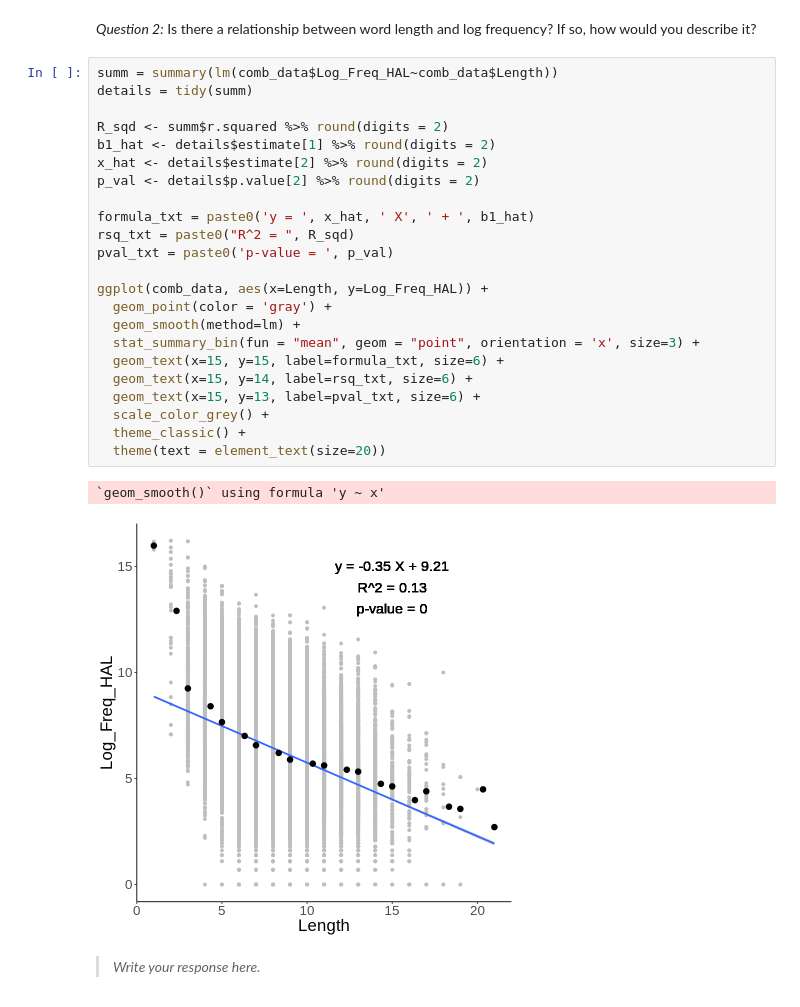
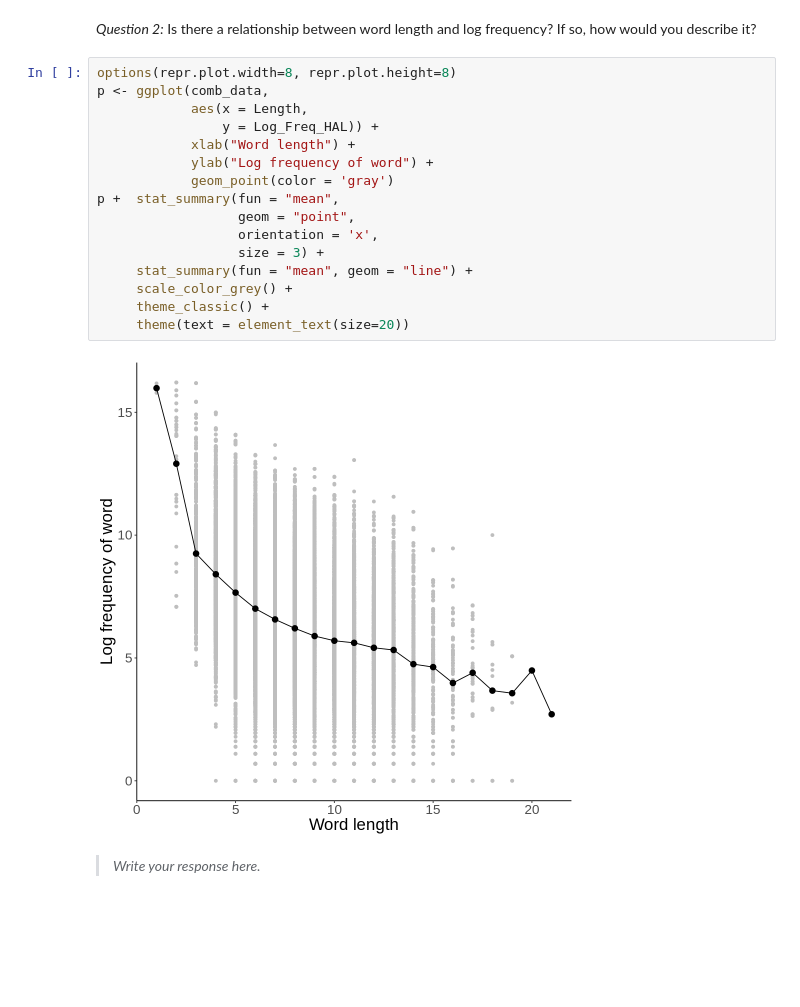
Before and after one commit to CoAxLab/DataSciencePsychNeuro, a Jupyter notebook: Homeworks/Homework3.ipynb, the cells around one changed output. Drawn from its saved outputs; the diff is of its cells as text; blank space fills up the shorter version.

```diff
--- a/Homeworks/Homework3.ipynb
+++ b/Homeworks/Homework3.ipynb
@@ -130,32 +153,24 @@ p + geom_vline(aes(xintercept = mean(D_RT_new)),
 > *Write your response here.*
 # %% [markdown]
 *Question 2:* Is there a relationship between word length and log frequency? If so, how would you describe it?
-# %%
-summ = summary(lm(comb_data$Log_Freq_HAL~comb_data$Length))
-details = tidy(summ)
-
-R_sqd <- summ$r.squared %>% round(digits = 2)
-b1_hat <- details$estimate[1] %>% round(digits = 2)
-x_hat <- details$estimate[2] %>% round(digits = 2)
-p_val <- details$p.value[2] %>% round(digits = 2)
-
-formula_txt = paste0('y = ', x_hat, ' X', ' + ', b1_hat)
-rsq_txt = paste0("R^2 = ", R_sqd)
-pval_txt = paste0('p-value = ', p_val)
-
-ggplot(comb_data, aes(x=Length, y=Log_Freq_HAL)) +
-  geom_point(color = 'gray') +
-  geom_smooth(method=lm) +
-  stat_summary_bin(fun = "mean", geom = "point", orientation = 'x', size=3) +
-  geom_text(x=15, y=15, label=formula_txt, size=6) +
-  geom_text(x=15, y=14, label=rsq_txt, size=6) +
-  geom_text(x=15, y=13, label=pval_txt, size=6) +
-  scale_color_grey() +
-  theme_classic() +
-  theme(text = element_text(size=20))
-# %% [output]
-`geom_smooth()` using formula 'y ~ x'
-[figure, removed]
+# %%
+options(repr.plot.width=8, repr.plot.height=8)
+p <- ggplot(comb_data,
+            aes(x = Length,
+                y = Log_Freq_HAL)) +
+            xlab("Word length") +
+            ylab("Log frequency of word") +
+            geom_point(color = 'gray')
+p +  stat_summary(fun = "mean",
+                  geom = "point",
+                  orientation = 'x',
+                  size = 3) +
+     stat_summary(fun = "mean", geom = "line") +
+     scale_color_grey() +
+     theme_classic() +
+     theme(text = element_text(size=20))
+# %% [output]
+[figure, added]
 # %% [markdown]
 > *Write your response here.*
 # %% [markdown]
```
Also changed, not shown: parts of 10 cells of this notebook.
